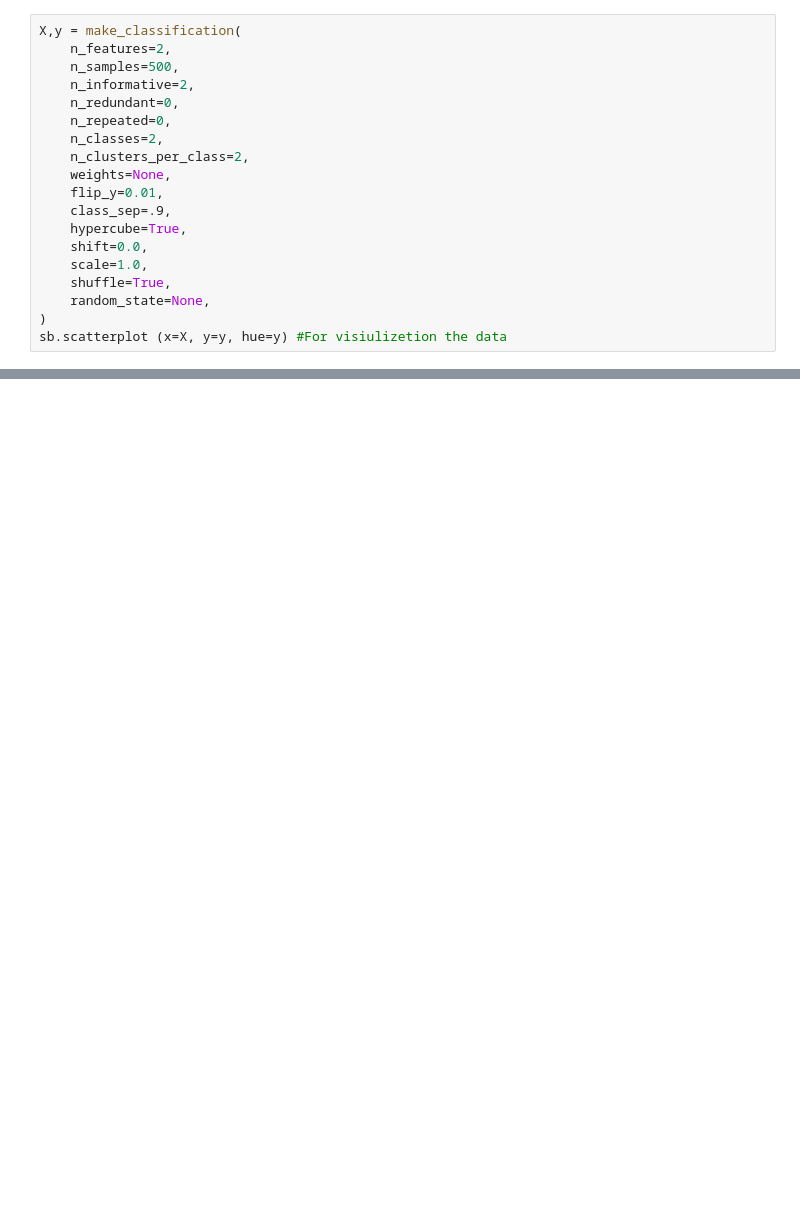
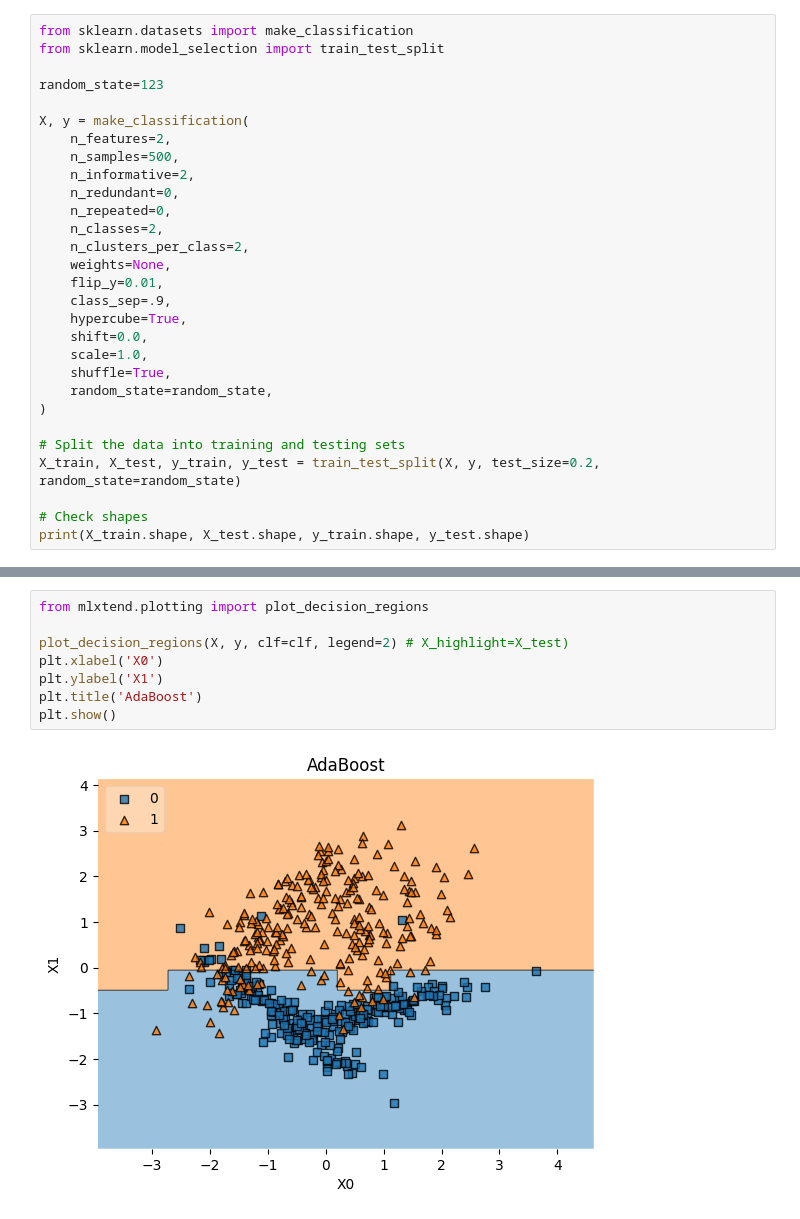
Before and after one commit to digillia/Digillia-Colab, a Jupyter notebook: algorithms/adaboost.ipynb, the cells around one changed output, grey strips where cells are left out. Saved outputs shown, nothing was run; the diff lists cells and outputs as text; blank space fills up the shorter version.

```diff
--- a/algorithms/adaboost.ipynb
+++ b/algorithms/adaboost.ipynb
@@ -19,5 +16,10 @@ from sklearn.metrics import accuracy_score
 # %%
-X,y = make_classification(
+from sklearn.datasets import make_classification
+from sklearn.model_selection import train_test_split
+
+random_state=123
+
+X, y = make_classification(
     n_features=2,
     n_samples=500,
     n_informative=2,
@@ -32,7 +34,12 @@ X,y = make_classification(
     shift=0.0,
     scale=1.0,
     shuffle=True,
-    random_state=None,
+    random_state=random_state,
 )
-sb.scatterplot (x=X, y=y, hue=y) #For visiulizetion the data
+
+# Split the data into training and testing sets
+X_train, X_test, y_train, y_test = train_test_split(X, y, test_size=0.2, random_state=random_state)
+
+# Check shapes
+print(X_train.shape, X_test.shape, y_train.shape, y_test.shape)
 # %% [output]
@@ -50,0 +76,10 @@ y_pred = clf.predict(X_test)
+# %%
+from mlxtend.plotting import plot_decision_regions
+
+plot_decision_regions(X, y, clf=clf, legend=2) # X_highlight=X_test)
+plt.xlabel('X0')
+plt.ylabel('X1')
+plt.title('AdaBoost')
+plt.show()
+# %% [output]
+[figure, added]
```
Also changed, not shown: parts of 13 cells of this notebook, 24 other files.
